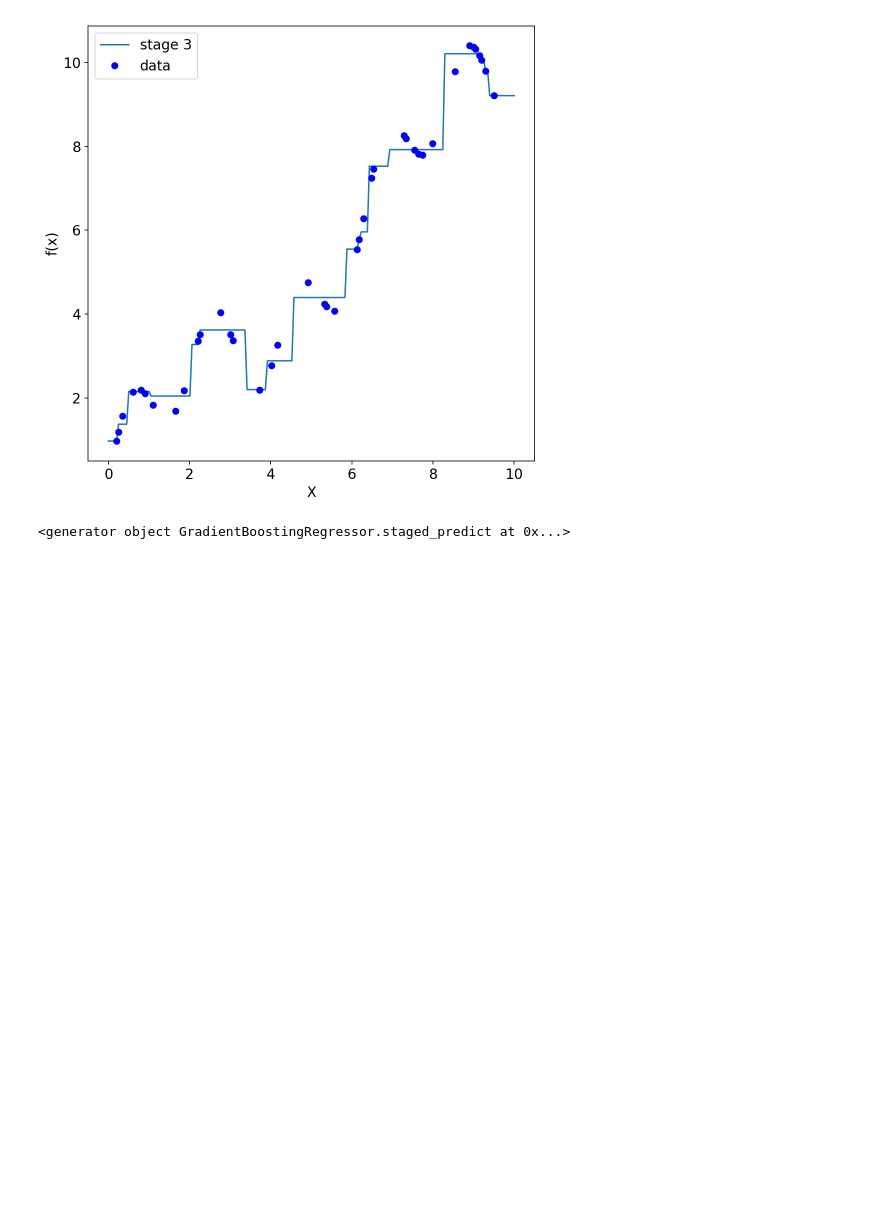
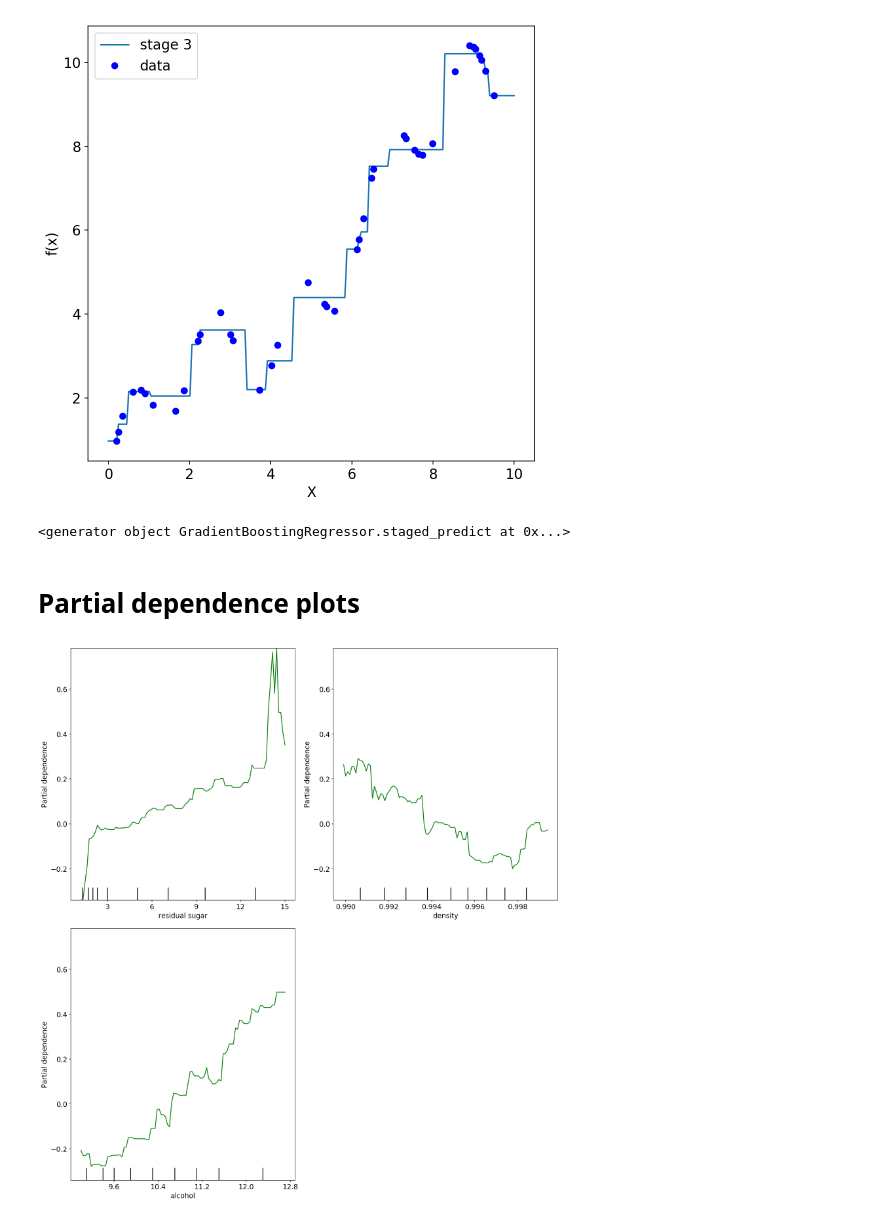
Before and after one commit to wildtreetech/advanced-computing-2018, a Jupyter notebook: material/lecture-02/plots.ipynb, the cells around one changed output. Saved outputs shown, nothing was run; the diff lists cells and outputs as text; code cells hidden in the pictures; blank space fills up the shorter version.

```diff
--- a/material/lecture-02/plots.ipynb
+++ b/material/lecture-02/plots.ipynb
@@ -312,3 +312,27 @@ for n, prediction in enumerate(rgr.staged_predict(line.reshape(-1, 1))):
 rgr.staged_predict(line.reshape(-1, 1))
 # %% [output]
 <generator object GradientBoostingRegressor.staged_predict at 0x...>
+# %% [markdown]
+# Partial dependence plots
+# %%
+from sklearn.ensemble import GradientBoostingRegressor
+from sklearn.model_selection import train_test_split
+from utils import plot_loss, load_wine
+
+X, y = load_wine()
+# %%
+feature_names = ["fixed acidity", "volatile acidity", "citric acid", "residual sugar",
+                 "chlorides", "free sulfur dioxide", "total sulfur dioxide",
+                 "density", "pH", "sulphates", "alcohol"]
+# %%
+from sklearn.ensemble.partial_dependence import plot_partial_dependence
+
+gbrt = GradientBoostingRegressor(n_estimators=1000, max_depth=2,
+                                 learning_rate=0.1, subsample=0.5)
+gbrt.fit(X, y)
+
+plot_partial_dependence(gbrt, X, features=[3, 7, 10], feature_names=feature_names,
+                        figsize=(15,16), n_cols=2);
+plt.tight_layout();
+# %% [output]
+[figure, added]
```
Also changed, not shown: parts of 1 cell of this notebook, 8 other files.
